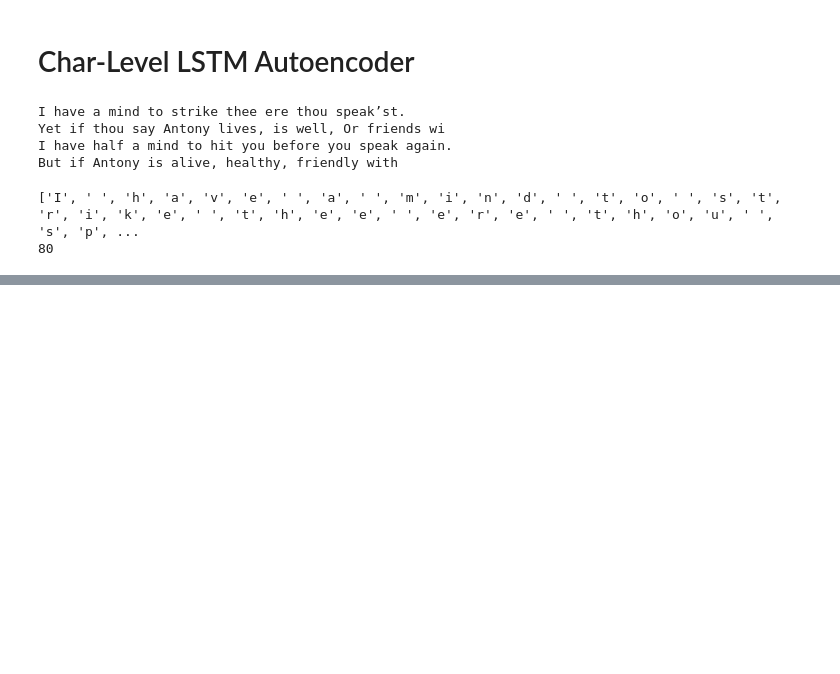
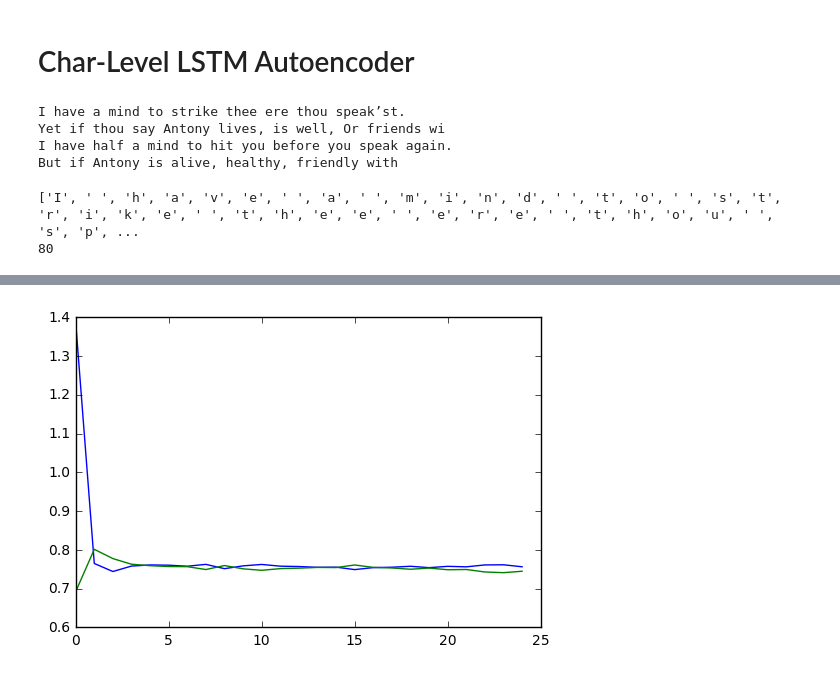
Before and after one commit to jpark621/language-style-transfer, a Jupyter notebook: classifiers/autoencoder.ipynb, the cells around one changed output, grey strips where cells are left out. Drawn from its saved outputs; the diff is of its cells as text; code cells hidden in the pictures; blank space fills up the shorter version.

Commit message:
Implemented LSTM Autoencoder with Adversarial Training

```diff
--- a/classifiers/autoencoder.ipynb
+++ b/classifiers/autoencoder.ipynb
@@ -335,0 +470,25 @@ with tf.Session() as sess:
+# %%
+import tensorflow as tf
+
+tf.reset_default_graph()
+
+learning_rate = 0.01
+beta1 = 0.9
+max_length = 20
+
+x_input = tf.placeholder(tf.int32, [None, None])
+#embedding = tf.expand_dims(x_input, axis=2)
+embedding = tf.one_hot(x_input, V)
+
+encoder_output = lstm_encoder(embedding, lstm_units=V)
+decoder_output = lstm_decoder(embedding, encoder_output, lstm_units=V)
+
+with tf.variable_scope("") as scope:
+    logits_real = lstm_discriminator(embedding)
+    logits_fake = lstm_discriminator(decoder_output, reuse=True) # might need to predict instead (argmax)
+
+D_solver, G_solver = get_solvers()
+D_loss, G_loss = gan_loss(logits_real, logits_fake)
+
+D_train_step = D_solver.minimize(D_loss)
+G_train_step = G_solver.minimize(G_loss)
@@ -335,0 +563,14 @@ with tf.Session() as sess:
+# %%
+%matplotlib inline
+import matplotlib.pyplot as plt
+
+list_d_loss, list_g_loss = [], []
+for d_loss, g_loss in losses:
+    list_d_loss.append(d_loss)
+    list_g_loss.append(g_loss)
+
+plt.plot(list_d_loss)
+plt.plot(list_g_loss)
+plt.show()
+# %% [output]
+[figure, added]
```
Also changed, not shown: parts of 5 cells of this notebook.
